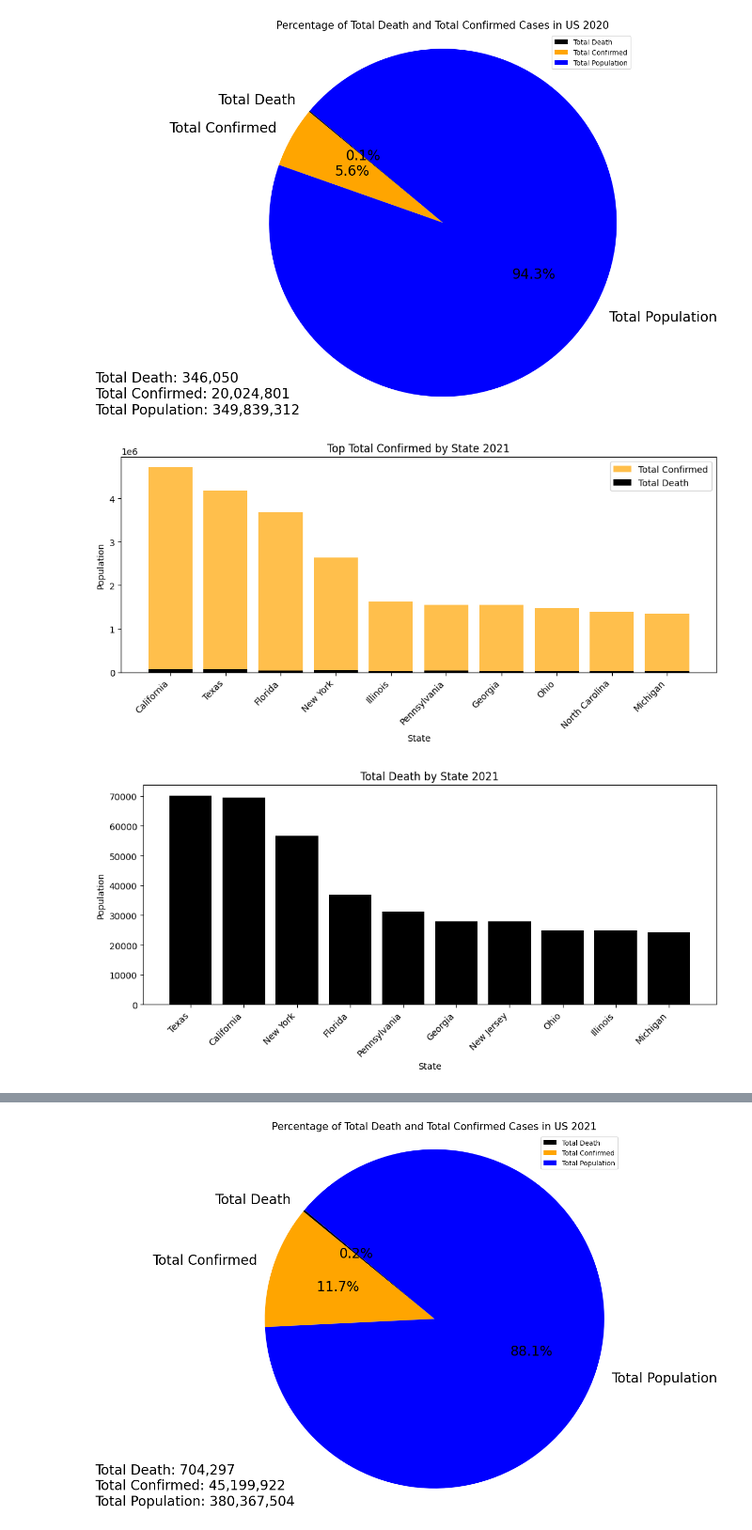
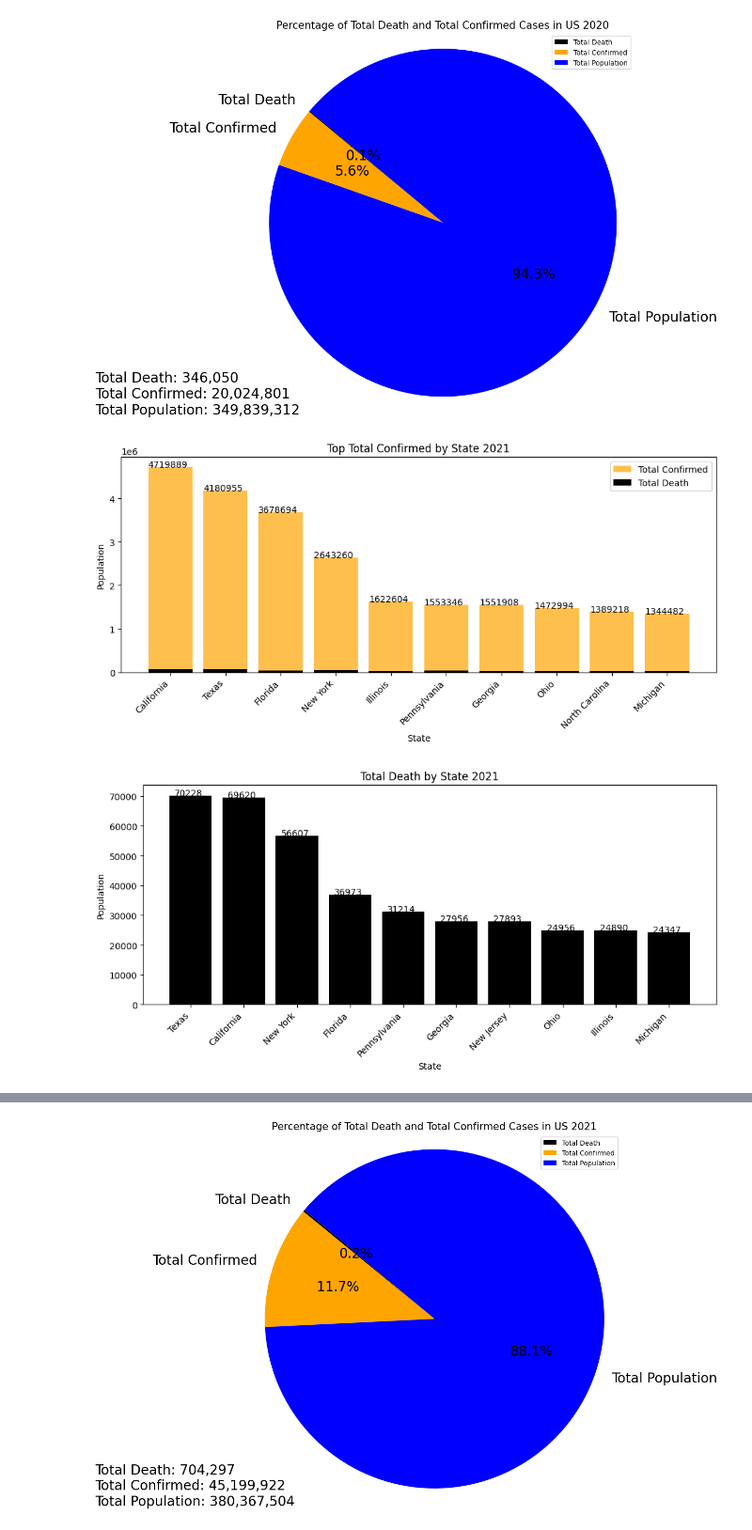
Before and after one commit to AppleBoiy/cs203-c19-analysis, a Jupyter notebook: code/ranking.ipynb, the cells around one changed output, grey strips where cells are left out. Shown at 94% size. Cells and saved outputs as stored; diff of their text form; code cells hidden in the pictures.

```diff
--- a/code/ranking.ipynb
+++ b/code/ranking.ipynb
@@ -35,7 +35,8 @@ state_dt20 = state_dt20.sort_values(by='Total Confirmed', ascending=False)
 plt.figure(figsize=(10, 7))
 state_dt20 = state_dt20.head(10)
 
-plt.bar(state_dt20['Province/State'], state_dt20['Total Confirmed'], color='orange', label='Total Confirmed', alpha=0.7)
+for bar in plt.bar(state_dt20['Province/State'], state_dt20['Total Confirmed'], color='orange', label='Total Confirmed', alpha=0.7):
+    plt.annotate(bar.get_height(),xy=(bar.get_x()+0.1, bar.get_height()), fontsize=10)
 plt.bar(state_dt20['Province/State'], state_dt20['Total Death'], color='black', label='Total Death')
 
 plt.xlabel('State')
@@ -43,7 +44,6 @@ plt.ylabel('Population')
 plt.title('Top Total Confirmed by State 2020')
 
 plt.xticks(rotation=45, ha="right")
-
 plt.legend()
 
 plt.tight_layout()
@@ -57,7 +57,8 @@ state_dt20 = state_dt20.sort_values(by='Total Death', ascending=False)
 plt.figure(figsize=(10, 5))
 state_dt20 = state_dt20.head(10)
 
-plt.bar(state_dt20['Province/State'], state_dt20['Total Death'], color='black', label='Total Death')
+for bar in plt.bar(state_dt20['Province/State'], state_dt20['Total Death'], color='black', label='Total Death'):
+    plt.annotate(bar.get_height(),xy=(bar.get_x()+0.1, bar.get_height()), fontsize=10)
 
 plt.xlabel('State')
 plt.ylabel('Population')
@@ -80,7 +81,8 @@ state_dt20['Total Population'] = state_dt20['2020 Population'] + state_dt20['Tot
 state_dt20 = state_dt20.head(10)
 plt.figure(figsize=(10, 9))
 
-plt.bar(state_dt20['Province/State'], state_dt20['Total Population'], color='blue', alpha=0.5, label='Total Population')
+for bar in plt.bar(state_dt20['Province/State'], state_dt20['Total Population'], color='blue', alpha=0.5, label='Total Population'):
+    plt.annotate(bar.get_height(),xy=(bar.get_x(), bar.get_height()), fontsize=10)
 plt.bar(state_dt20['Province/State'], state_dt20['Total Confirmed'], color='orange', label='Total Confirmed')
 plt.bar(state_dt20['Province/State'], state_dt20['Total Death'], color='black', label='Total Death')
 
@@ -132,30 +134,31 @@ plt.show()
 # %%
 date21 = va
 date21['Date'] = pd.to_datetime(va['Date'])
 date21 = date21[date21['Date'].dt.year == 2021]
 date21 = date21.groupby(['Province/State', 'Admin 2 Level (City/County/Borough/Region)']).last().reset_index()
 
 state_dt21 = date21.groupby('Province/State')[['Total Death', 'Total Confirmed']].sum().reset_index()
 state_dt21 = state_dt21.sort_values(by='Total Confirmed', ascending=False)
 
 plt.figure(figsize=(10, 5))
 state_dt21 = state_dt21.head(10)
 
-plt.bar(state_dt21['Province/State'], state_dt21['Total Confirmed'], color='orange', label='Total Confirmed', alpha=0.7)
+for bar in plt.bar(state_dt21['Province/State'], state_dt21['Total Confirmed'], color='orange', label='Total Confirmed', alpha=0.7):
+    plt.annotate(bar.get_height(),xy=(bar.get_x(), bar.get_height()), fontsize=10)
 plt.bar(state_dt21['Province/State'], state_dt21['Total Death'], color='black', label='Total Death')
 
 plt.xlabel('State')
 plt.ylabel('Population')
 plt.title('Top Total Confirmed by State 2021')
 
 plt.xticks(rotation=45, ha="right")
 
 plt.legend()
 
 plt.tight_layout()
 plt.show()
 # %% [output]
-[figure, old version]
+[figure, new version]
 # %%
 state_dt21 = date21.groupby('Province/State')[['Total Death', 'Total Confirmed']].sum().reset_index()
 state_dt21 = state_dt21.sort_values(by='Total Death', ascending=False)
@@ -163,7 +166,8 @@ state_dt21 = state_dt21.sort_values(by='Total Death', ascending=False)
 plt.figure(figsize=(10, 5))
 state_dt21 = state_dt21.head(10)
 
-plt.bar(state_dt21['Province/State'], state_dt21['Total Death'], color='black', label='Total Death')
+for bar in plt.bar(state_dt21['Province/State'], state_dt21['Total Death'], color='black', label='Total Death'):
+        plt.annotate(bar.get_height(),xy=(bar.get_x()+0.1, bar.get_height()), fontsize=10)
 
 plt.xlabel('State')
 plt.ylabel('Population')
@@ -174,7 +178,7 @@ plt.xticks(rotation=45, ha="right")
 plt.tight_layout()
 plt.show()
 # %% [output]
-[figure, old version]
+[figure, new version]
 # %%
 state_dt21 = date21.groupby('Province/State')[['Total Death', 'Total Confirmed']].sum().reset_index()
 state_dt21 = state_dt21.sort_values(by='Total Confirmed', ascending=False)
```
Also changed, not shown: parts of 7 cells of this notebook.
